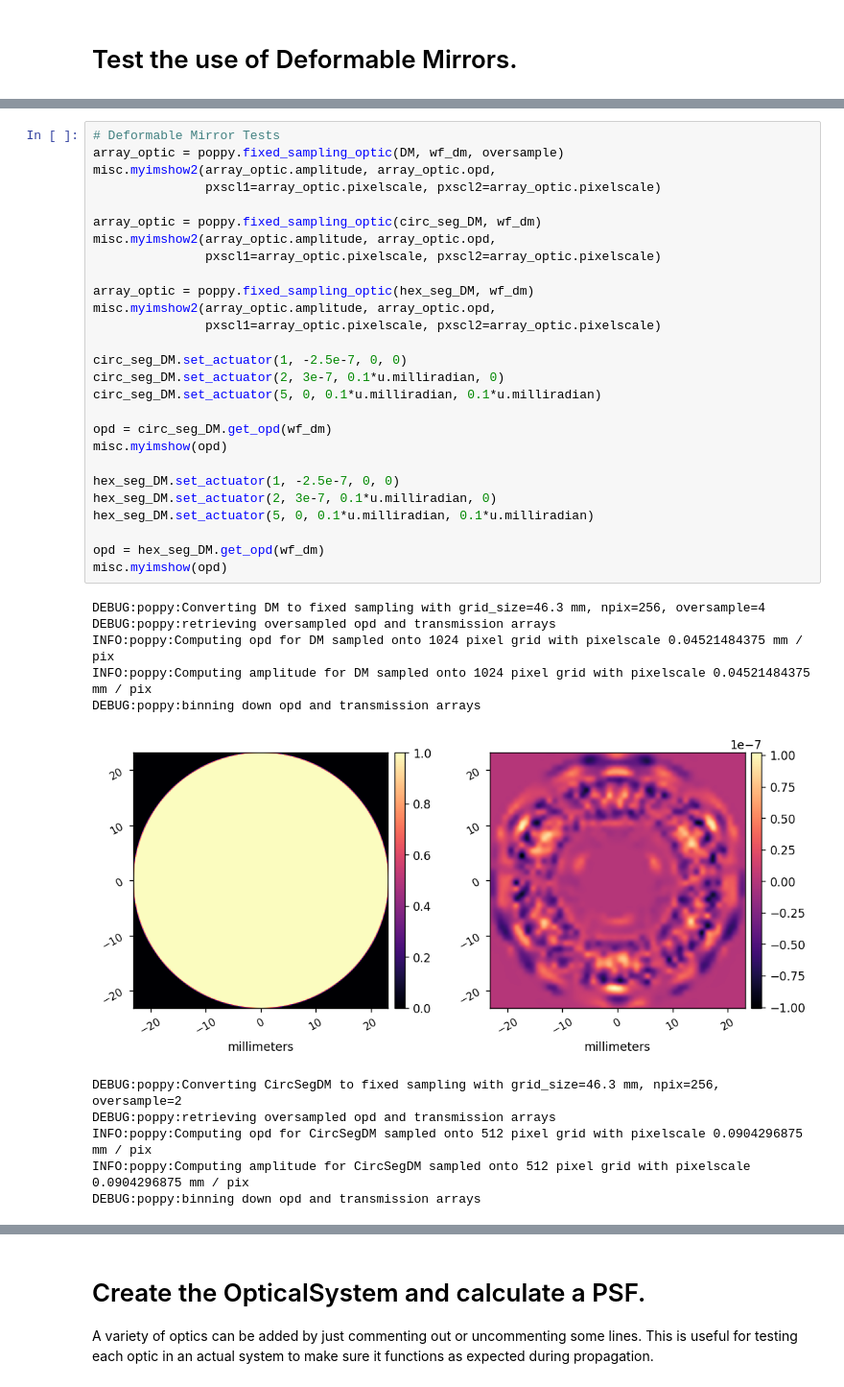
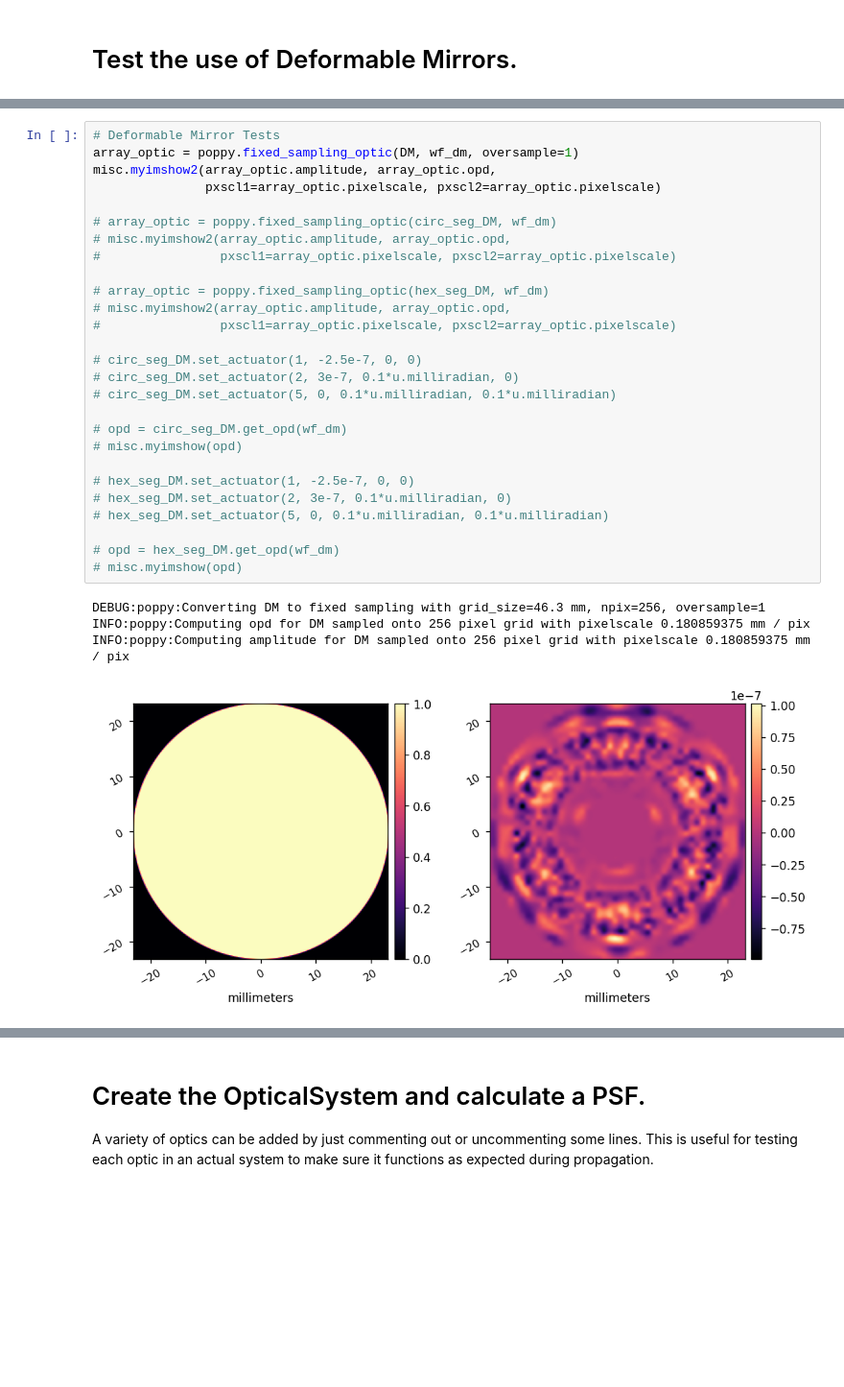
Before and after one commit to kian1377/poppy-cupy-tests, a Jupyter notebook: poppy_fraunhofer_gpu_tests.ipynb, the cells around one changed output, grey strips where cells are left out. Shown at 96% size. Drawn from its saved outputs; the diff is of its cells as text; blank space fills up the shorter version.

```diff
--- a/poppy_fraunhofer_gpu_tests.ipynb
+++ b/poppy_fraunhofer_gpu_tests.ipynb
@@ -79,39 +136,32 @@ DEBUG:poppy:binning down opd and transmission arrays
 # %%
 # Deformable Mirror Tests
-array_optic = poppy.fixed_sampling_optic(DM, wf_dm, oversample)
+array_optic = poppy.fixed_sampling_optic(DM, wf_dm, oversample=1)
 misc.myimshow2(array_optic.amplitude, array_optic.opd,
                pxscl1=array_optic.pixelscale, pxscl2=array_optic.pixelscale)
 
-array_optic = poppy.fixed_sampling_optic(circ_seg_DM, wf_dm)
-misc.myimshow2(array_optic.amplitude, array_optic.opd,
-               pxscl1=array_optic.pixelscale, pxscl2=array_optic.pixelscale)
+# array_optic = poppy.fixed_sampling_optic(circ_seg_DM, wf_dm)
+# misc.myimshow2(array_optic.amplitude, array_optic.opd,
+#                pxscl1=array_optic.pixelscale, pxscl2=array_optic.pixelscale)
 
-array_optic = poppy.fixed_sampling_optic(hex_seg_DM, wf_dm)
-misc.myimshow2(array_optic.amplitude, array_optic.opd,
-               pxscl1=array_optic.pixelscale, pxscl2=array_optic.pixelscale)
+# array_optic = poppy.fixed_sampling_optic(hex_seg_DM, wf_dm)
+# misc.myimshow2(array_optic.amplitude, array_optic.opd,
+#                pxscl1=array_optic.pixelscale, pxscl2=array_optic.pixelscale)
 
-circ_seg_DM.set_actuator(1, -2.5e-7, 0, 0)
-circ_seg_DM.set_actuator(2, 3e-7, 0.1*u.milliradian, 0)
-circ_seg_DM.set_actuator(5, 0, 0.1*u.milliradian, 0.1*u.milliradian)
+# circ_seg_DM.set_actuator(1, -2.5e-7, 0, 0)
+# circ_seg_DM.set_actuator(2, 3e-7, 0.1*u.milliradian, 0)
+# circ_seg_DM.set_actuator(5, 0, 0.1*u.milliradian, 0.1*u.milliradian)
 
-opd = circ_seg_DM.get_opd(wf_dm)
-misc.myimshow(opd)
+# opd = circ_seg_DM.get_opd(wf_dm)
+# misc.myimshow(opd)
 
-hex_seg_DM.set_actuator(1, -2.5e-7, 0, 0)
-hex_seg_DM.set_actuator(2, 3e-7, 0.1*u.milliradian, 0)
-hex_seg_DM.set_actuator(5, 0, 0.1*u.milliradian, 0.1*u.milliradian)
+# hex_seg_DM.set_actuator(1, -2.5e-7, 0, 0)
+# hex_seg_DM.set_actuator(2, 3e-7, 0.1*u.milliradian, 0)
+# hex_seg_DM.set_actuator(5, 0, 0.1*u.milliradian, 0.1*u.milliradian)
 
-opd = hex_seg_DM.get_opd(wf_dm)
-misc.myimshow(opd)
+# opd = hex_seg_DM.get_opd(wf_dm)
+# misc.myimshow(opd)
 # %% [output]
-DEBUG:poppy:Converting DM to fixed sampling with grid_size=46.3 mm, npix=256, oversample=4
-DEBUG:poppy:retrieving oversampled opd and transmission arrays
-INFO:poppy:Computing opd for DM sampled onto 1024 pixel grid with pixelscale 0.04521484375 mm / pix
-INFO:poppy:Computing amplitude for DM sampled onto 1024 pixel grid with pixelscale 0.04521484375 mm / pix
-DEBUG:poppy:binning down opd and transmission arrays
+DEBUG:poppy:Converting DM to fixed sampling with grid_size=46.3 mm, npix=256, oversample=1
+INFO:poppy:Computing opd for DM sampled onto 256 pixel grid with pixelscale 0.180859375 mm / pix
+INFO:poppy:Computing amplitude for DM sampled onto 256 pixel grid with pixelscale 0.180859375 mm / pix
-[figure, old version]
+[figure, new version]
-DEBUG:poppy:Converting CircSegDM to fixed sampling with grid_size=46.3 mm, npix=256, oversample=2
-DEBUG:poppy:retrieving oversampled opd and transmission arrays
-INFO:poppy:Computing opd for CircSegDM sampled onto 512 pixel grid with pixelscale 0.0904296875 mm / pix
-INFO:poppy:Computing amplitude for CircSegDM sampled onto 512 pixel grid with pixelscale 0.0904296875 mm / pix
-DEBUG:poppy:binning down opd and transmission arrays
```
Also changed, not shown: parts of 7 cells of this notebook, 1 other file.
